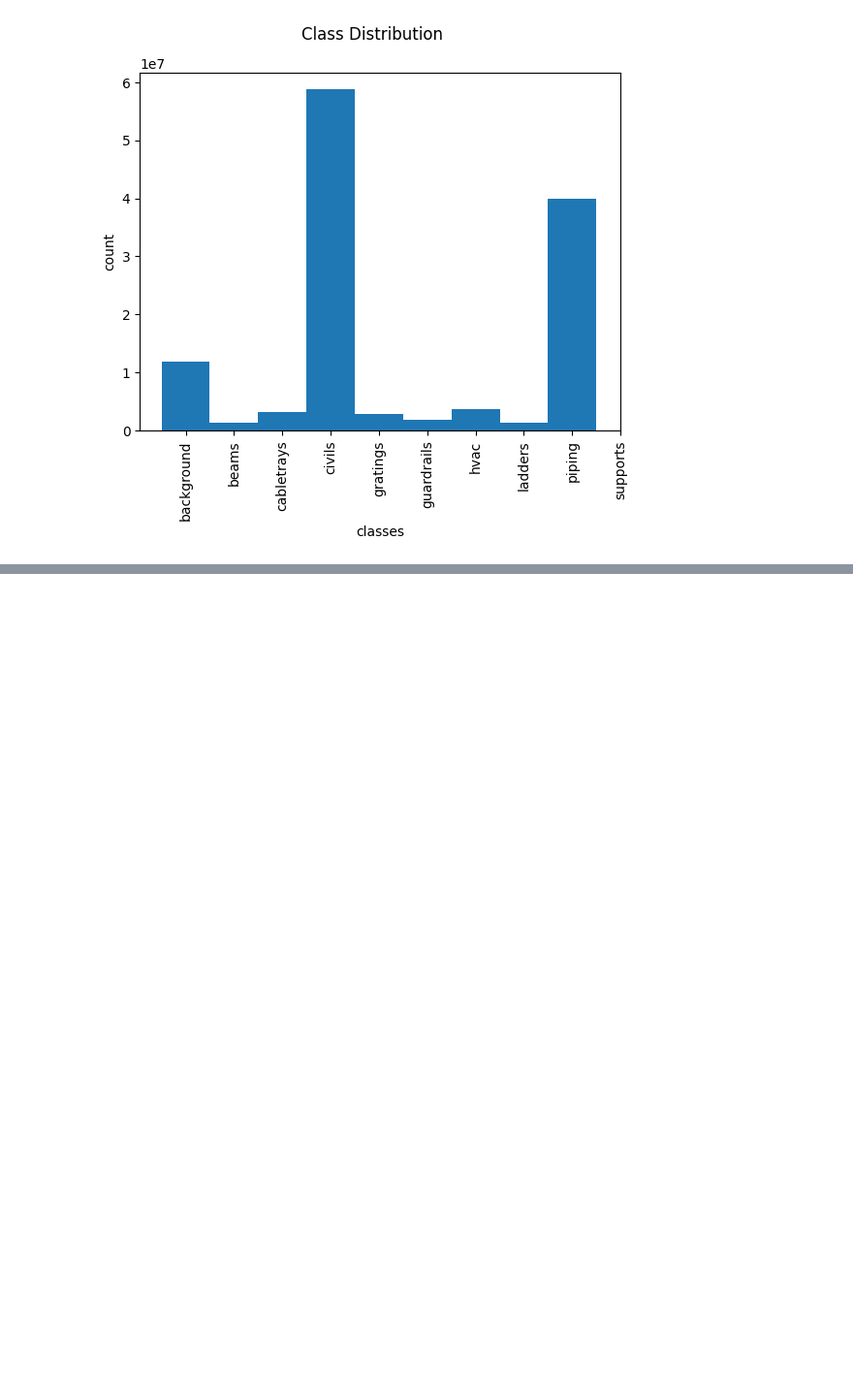
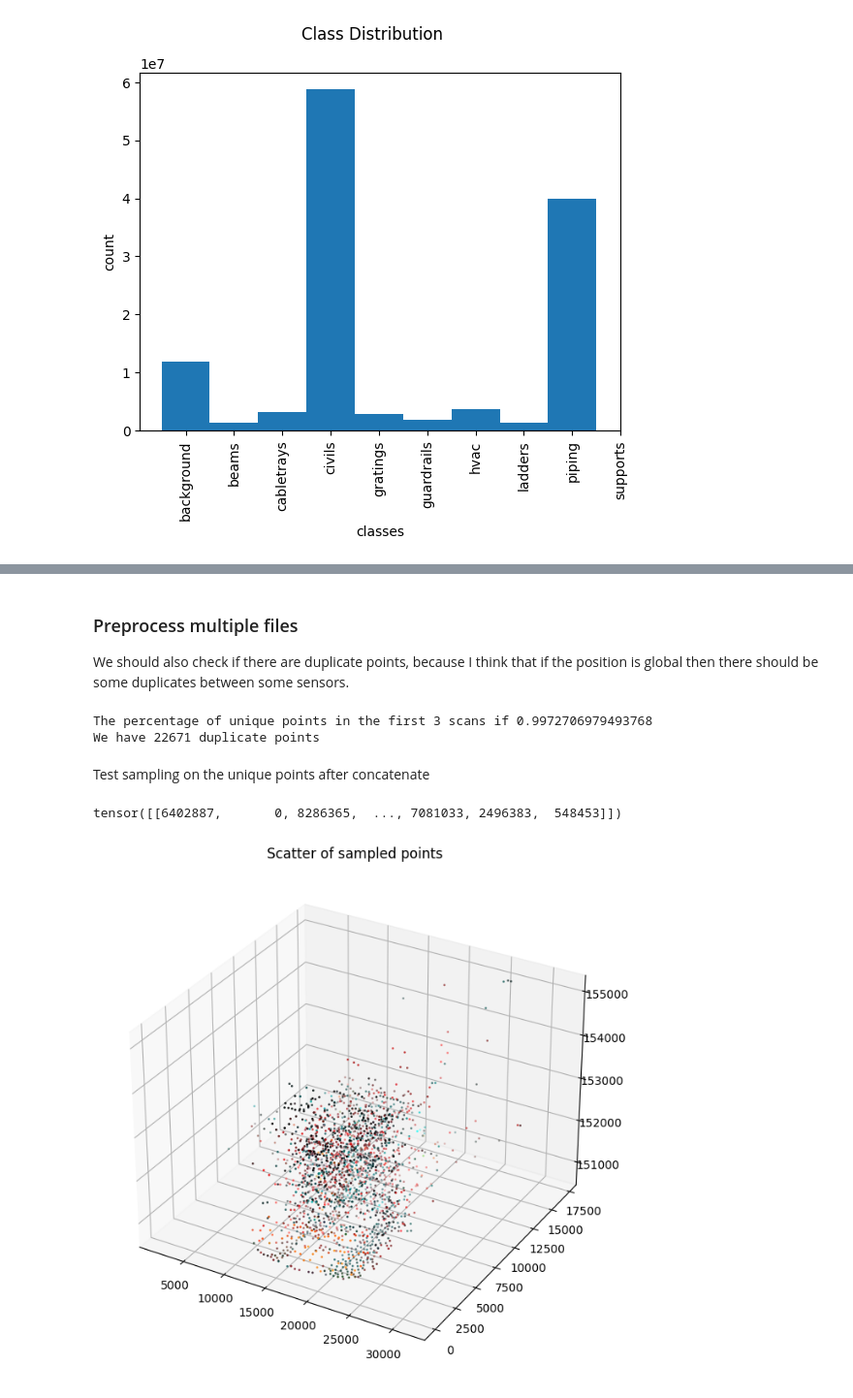
Before and after one commit to alexjercan/point-cloud-segmentation, a Jupyter notebook: eda.ipynb, the cells around one changed output, grey strips where cells are left out. Shown at 97% size. Saved outputs shown, nothing was run; the diff lists cells and outputs as text; code cells hidden in the pictures; blank space fills up the shorter version.

```diff
--- a/eda.ipynb
+++ b/eda.ipynb
@@ -42,0 +123,51 @@ plt.show()
+# %% [markdown]
+### Preprocess multiple files
+
+We should also check if there are duplicate points, because I think that if the position is global then there should be some duplicates between some sensors.
+# %%
+_, x_0 = load_data.read_x_plyfile(os.path.join(xtrain_path, "SCAN_0.ply"))
+_, x_1 = load_data.read_x_plyfile(os.path.join(xtrain_path, "SCAN_1.ply"))
+_, x_2 = load_data.read_x_plyfile(os.path.join(xtrain_path, "SCAN_2.ply"))
+
+x = np.concatenate((x_0, x_1, x_2), axis=0)
+# %%
+u, c = np.unique(x, return_counts=True, axis=0)
+dup = u[c > 1]
+# %%
+print(f"The percentage of unique points in the first 3 scans if {u.shape[0] / x.shape[0]}")
+print(f"We have {dup.shape[0]} duplicate points")
+# %% [output]
+The percentage of unique points in the first 3 scans if 0.9972706979493768
+We have 22671 duplicate points
+# %% [markdown]
+Test sampling on the unique points after concatenate
+# %%
+x_u = u
+# %%
+x = torch.from_numpy(x_u[:, :3]).view(1, -1, 3)
+
+point_idx = farthest_point_sampler(x, 2000)
+
+point_idx
+# %% [output]
+tensor([[6402887,       0, 8286365,  ..., 7081033, 2496383,  548453]])
+# %%
+x_sample = x_u[point_idx[0]]
+
+x_sample_pos = x_sample[:, :3]
+x_sample_rgb = x_sample[:, 3:6] / 255.0
+x_sample_int = x_sample[:, 6:] / 255.0
+
+x = x_sample_pos[:, 0]
+y = x_sample_pos[:, 1]
+z = x_sample_pos[:, 2]
+
+fig = plt.figure(figsize=(8, 8))
+ax = fig.add_subplot(111, projection='3d')
+
+ax.scatter(x, y, z, c=x_sample_rgb, s=1)
+
+plt.title("Scatter of sampled points")
+plt.show()
+# %% [output]
+[figure, added]
```
Also changed, not shown: parts of 16 cells of this notebook, 1 other file.
